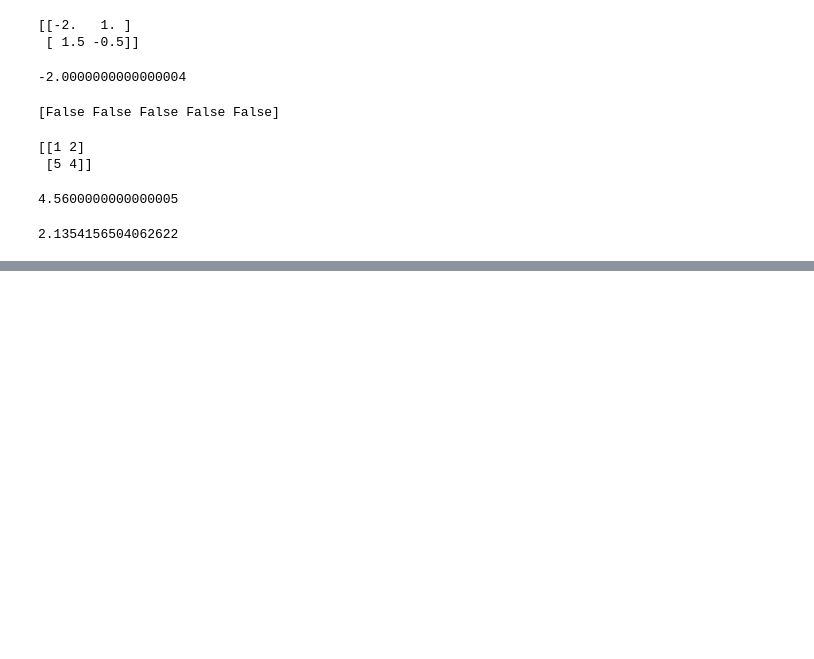
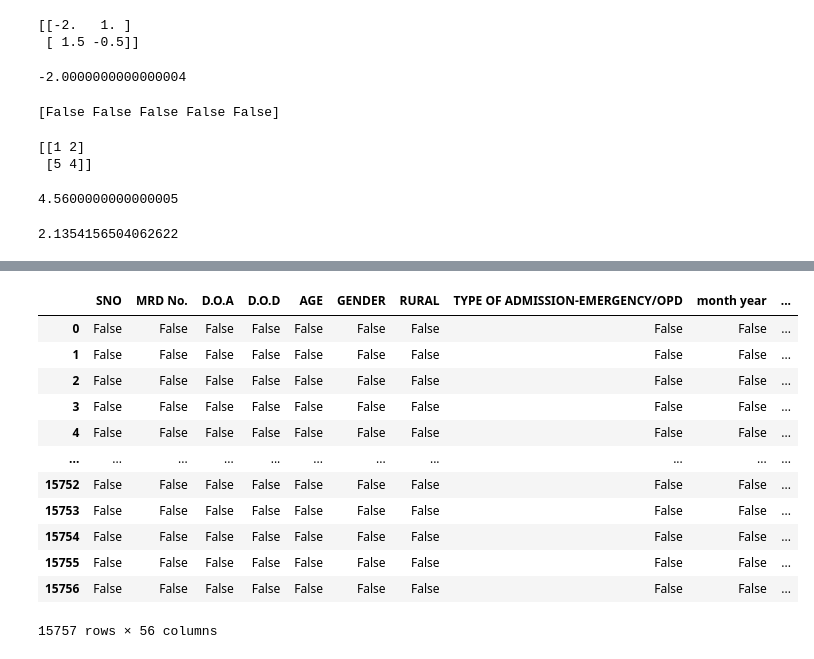
Before and after one commit to PratikshaShelke24/data-science, a Jupyter notebook: session3pratices.ipynb, the cells around one changed output, grey strips where cells are left out. Drawn from its saved outputs; the diff is of its cells as text; code cells hidden in the pictures; blank space fills up the shorter version.

```diff
--- a/session3pratices.ipynb
+++ b/session3pratices.ipynb
@@ -93,0 +136,4 @@ print(std_dev)
+# %%
+#data import and export
+df=pd.read_csv('HDHIAdmissiondata.csv')
+print(df)
@@ -93,0 +158,16 @@ print(std_dev)
+# %%
+df.isnull() #finding missing values
+# %% [output]
+|  | SNO | MRD No. | D.O.A | D.O.D | AGE | GENDER | RURAL | TYPE OF ADMISSION-EMERGENCY/OPD | month year | ... |
+| 0 | False | False | False | False | False | False | False | False | False | ... |
+| 1 | False | False | False | False | False | False | False | False | False | ... |
+| 2 | False | False | False | False | False | False | False | False | False | ... |
+| 3 | False | False | False | False | False | False | False | False | False | ... |
+| 4 | False | False | False | False | False | False | False | False | False | ... |
+| ... | ... | ... | ... | ... | ... | ... | ... | ... | ... | ... |
+| 15752 | False | False | False | False | False | False | False | False | False | ... |
+| 15753 | False | False | False | False | False | False | False | False | False | ... |
+| 15754 | False | False | False | False | False | False | False | False | False | ... |
+| 15755 | False | False | False | False | False | False | False | False | False | ... |
+| 15756 | False | False | False | False | False | False | False | False | False | ... |
+15757 rows × 56 columns
```
Also changed, not shown: parts of 19 cells of this notebook.
